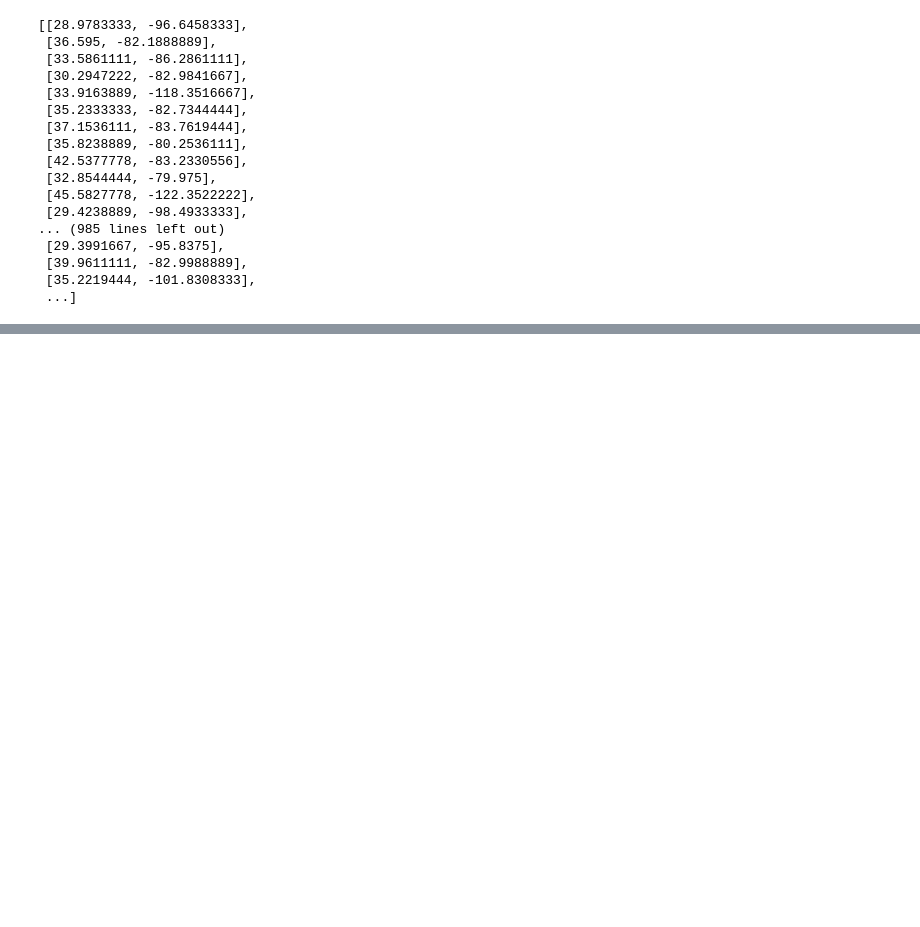
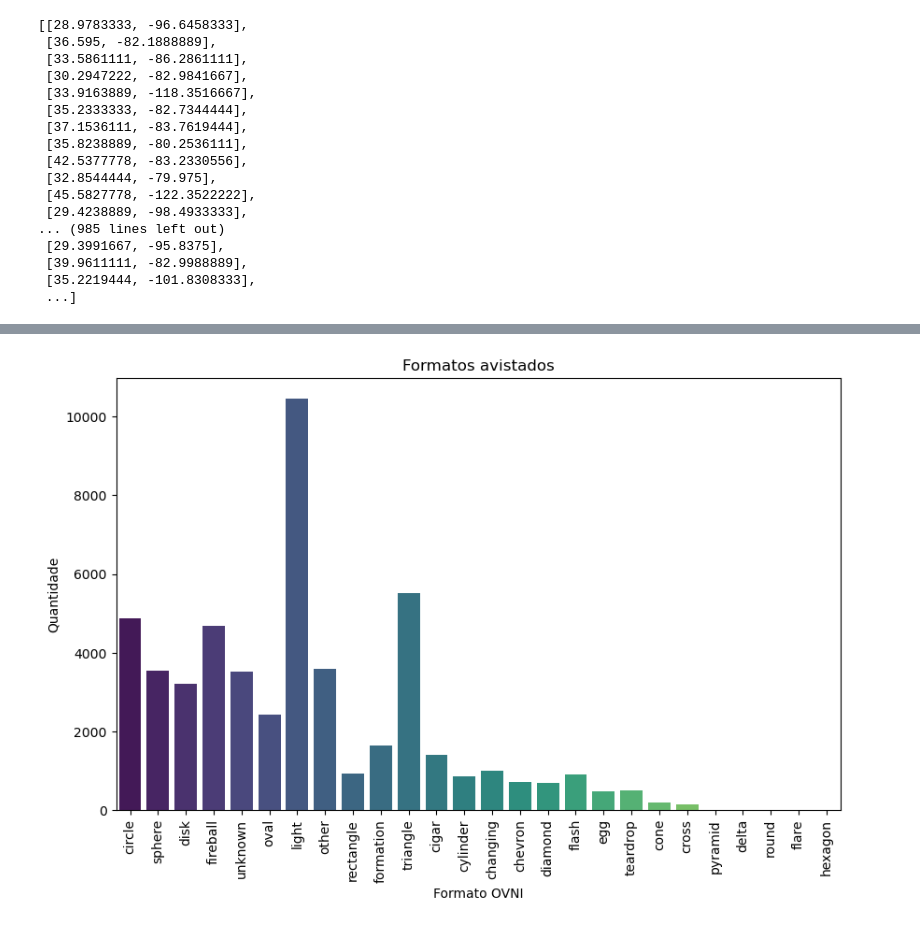
Before and after one commit to leandroautocontrole/Projeto1_ldl_LPAA, a Jupyter notebook: Projeto1_ldl_LPAA.ipynb, the cells around one changed output, grey strips where cells are left out. Saved outputs shown, nothing was run; the diff lists cells and outputs as text; code cells hidden in the pictures; blank space fills up the shorter version.

Commit message:
criando grafico de colunas dos formatos relatados

```diff
--- a/Projeto1_ldl_LPAA.ipynb
+++ b/Projeto1_ldl_LPAA.ipynb
@@ -666,0 +710,11 @@ plt.show()
+# %%
+# gráfico de barras - formatos dos OVNI's
+plt.figure(figsize=(10,6))
+sb.countplot(x='shape', data=df_copy_clean2, palette='viridis')
+plt.xlabel('Formato OVNI')
+plt.xticks(rotation = 90)
+plt.ylabel('Quantidade')
+plt.title('Formatos avistados')
+plt.show()
+# %% [output]
+[figure, added]
```
Also changed, not shown: parts of 11 cells of this notebook.
